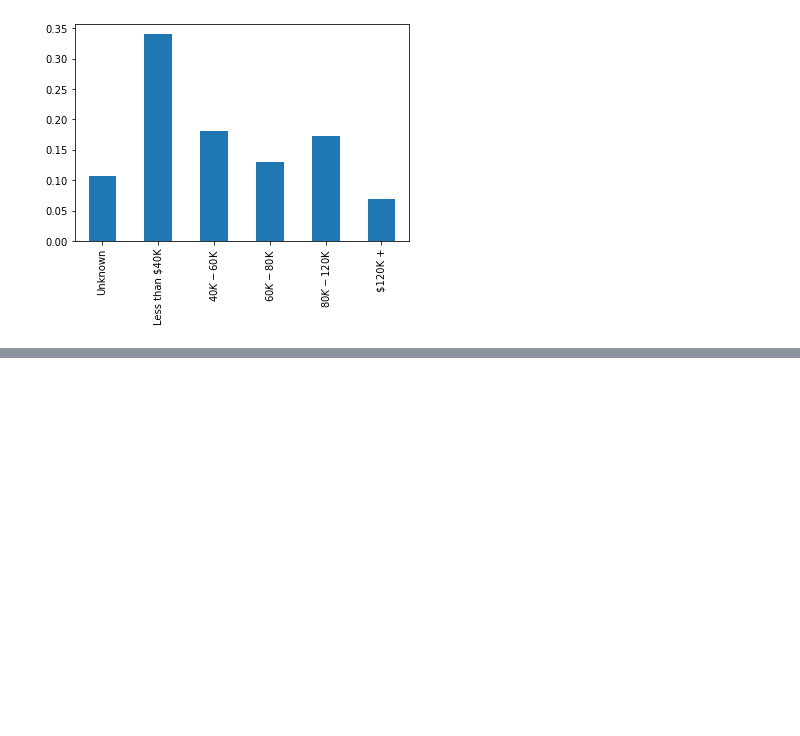
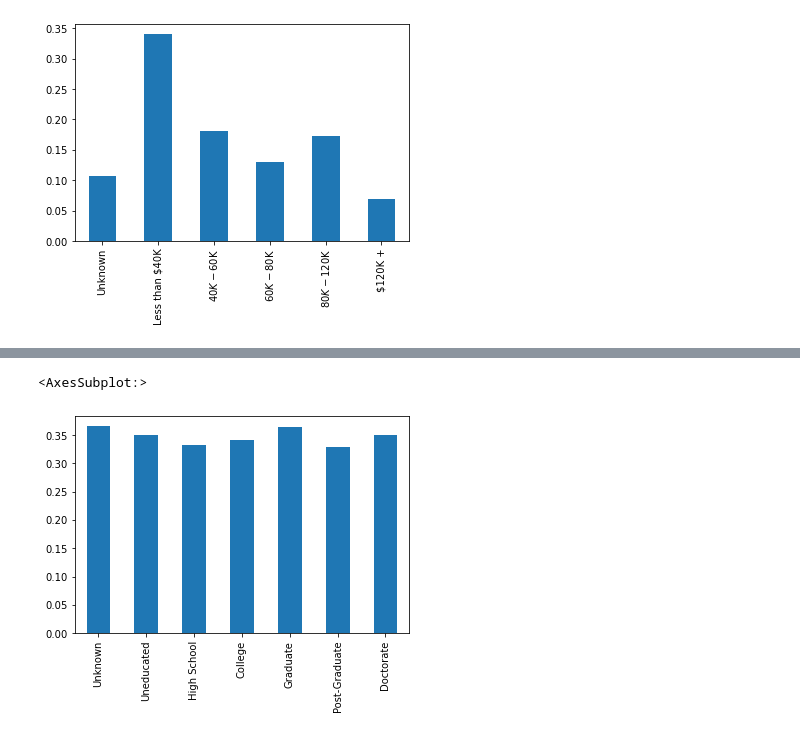
Before and after one commit to cmdraghici/BankChurners, a Jupyter notebook: SalaryQuestions.ipynb, the cells around one changed output, grey strips where cells are left out. Saved outputs shown, nothing was run; the diff lists cells and outputs as text; code cells hidden in the pictures; blank space fills up the shorter version.

```diff
--- a/SalaryQuestions.ipynb
+++ b/SalaryQuestions.ipynb
@@ -81,0 +86,5 @@ incomeAllDf['Doctorate'].plot(kind='bar')
+# %%
+incomeAllDf.loc['Less than $40K', :].plot(kind='bar')
+# %% [output]
+<AxesSubplot:>
+[figure, added]
```
Also changed, not shown: parts of 17 cells of this notebook.
